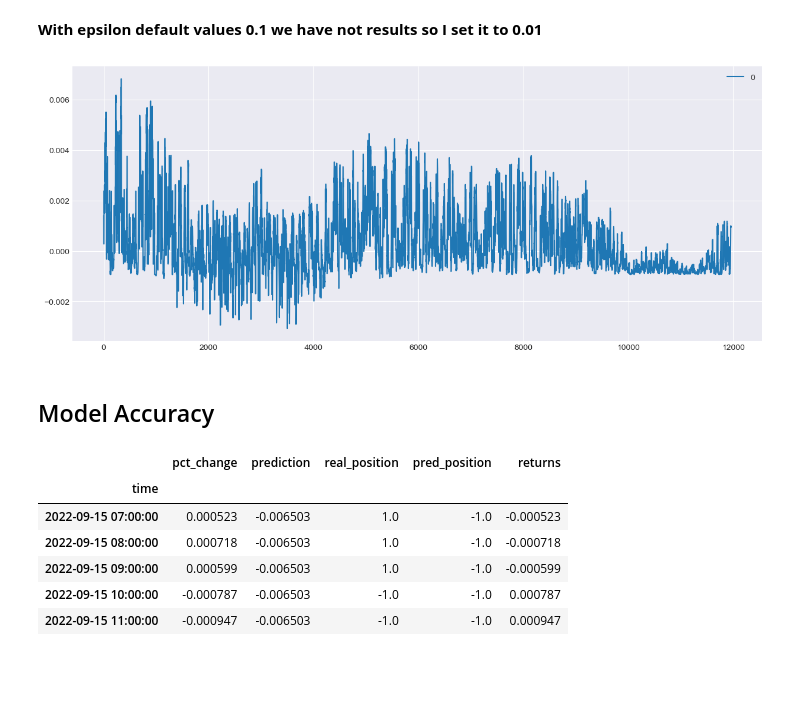
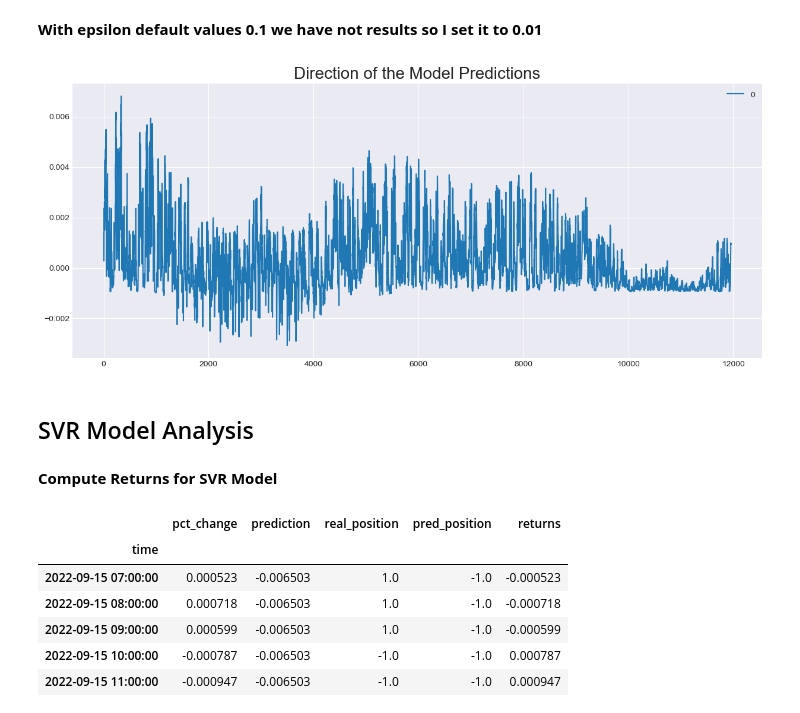
Before and after one commit to YarosInter/Time-Series-Support-Vector-Machine, a Jupyter notebook: Support Vector Machine Model.ipynb, the cells around one changed output. Saved outputs shown, nothing was run; the diff lists cells and outputs as text; code cells hidden in the pictures; blank space fills up the shorter version.

```diff
--- a/Support Vector Machine Model.ipynb
+++ b/Support Vector Machine Model.ipynb
@@ -205,11 +207,14 @@ svr.fit(X_train_pca, y_train)
 predictions = svr.predict(X_test_pca)
 # %%
 # Plotting to visualize predictions to make sure go in both directions
-pd.DataFrame(predictions).plot(figsize=(15,6));
+pd.DataFrame(predictions).plot(figsize=(15,6))
+plt.title("Direction of the Model Predictions", fontsize=20);
 # %% [output]
-[figure, old version]
+[figure, new version]
 # %% [markdown]
-## Model Accuracy
+## SVR Model Analysis
+# %% [markdown]
+**Compute Returns for SVR Model**
 # %%
 returns =backtest.compute_strategy_returns(y_test, predictions)
 returns
```
Also changed, not shown: parts of 15 cells of this notebook.
